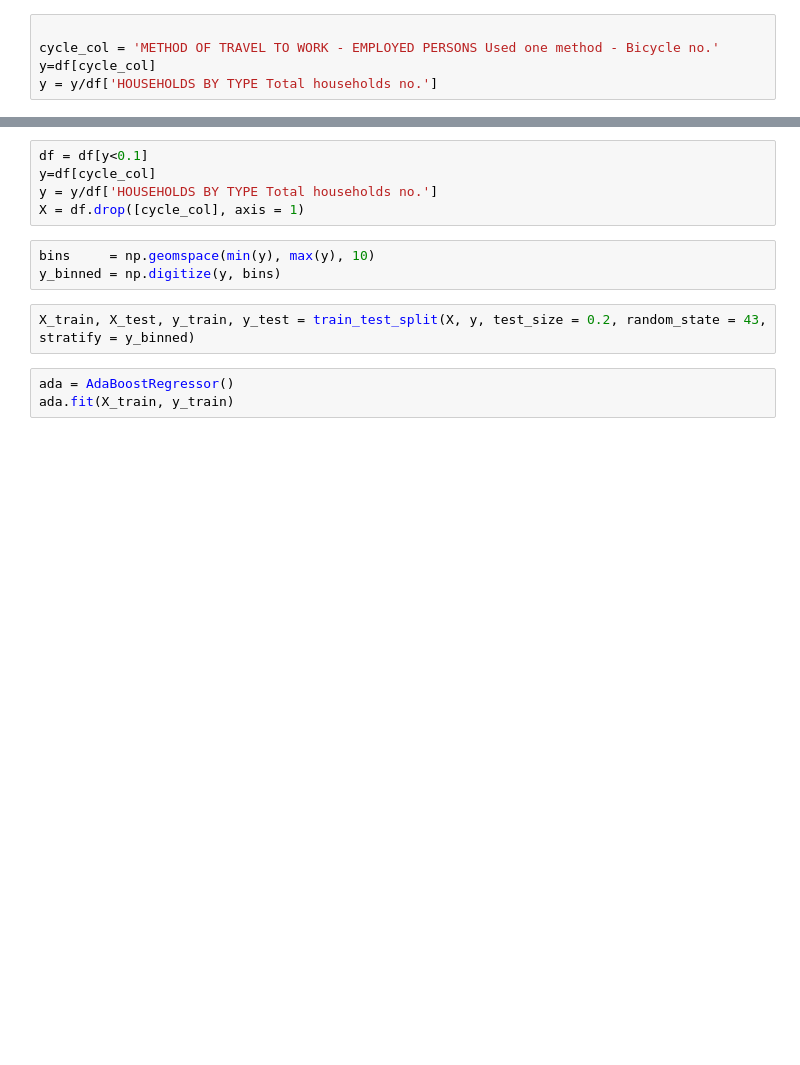
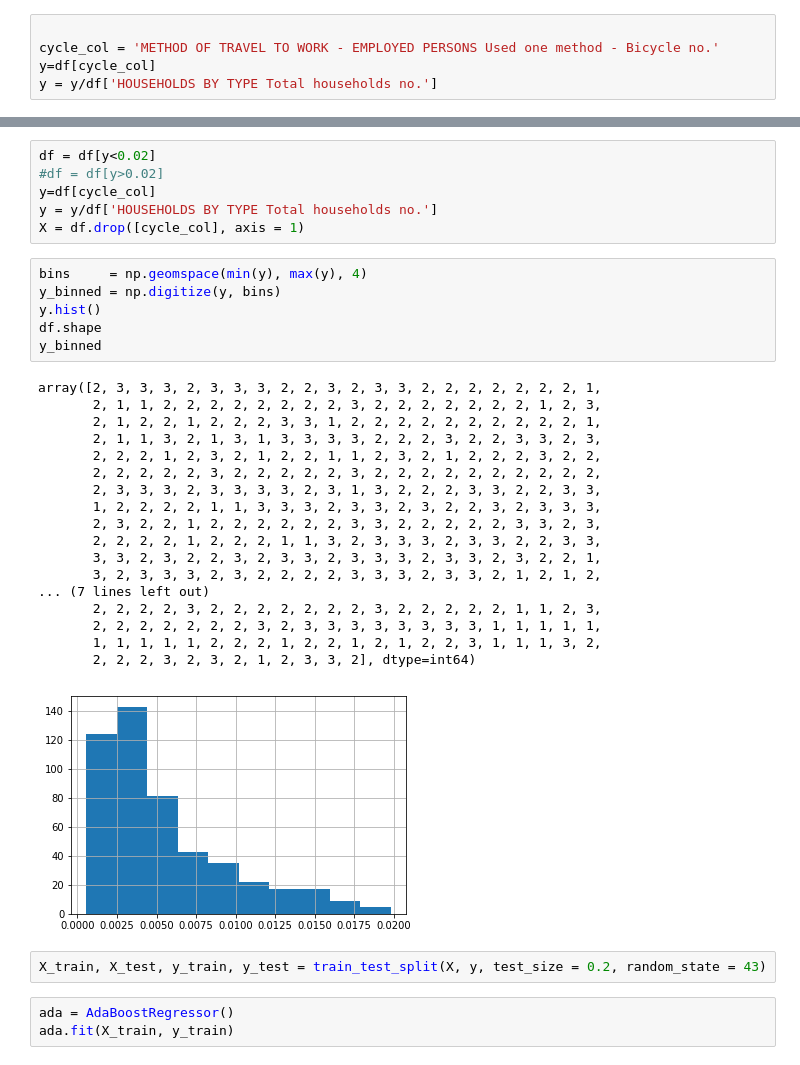
Before and after one commit to blkemp/ABS-Region-Data, a Jupyter notebook: Cycling.ipynb, the cells around one changed output, grey strips where cells are left out. Saved outputs shown, nothing was run; the diff lists cells and outputs as text; blank space fills up the shorter version.

```diff
--- a/Cycling.ipynb
+++ b/Cycling.ipynb
@@ -92,13 +61,36 @@ Series([], dtype: float64)
 # %%
-df = df[y<0.1]
+df = df[y<0.02]
+#df = df[y>0.02]
 y=df[cycle_col]
 y = y/df['HOUSEHOLDS BY TYPE Total households no.']
 X = df.drop([cycle_col], axis = 1)
 # %%
-bins     = np.geomspace(min(y), max(y), 10)
+bins     = np.geomspace(min(y), max(y), 4)
 y_binned = np.digitize(y, bins)
+y.hist()
+df.shape
+y_binned
+# %% [output]
+array([2, 3, 3, 3, 2, 3, 3, 3, 2, 2, 3, 2, 3, 3, 2, 2, 2, 2, 2, 2, 2, 1,
+       2, 1, 1, 2, 2, 2, 2, 2, 2, 2, 2, 3, 2, 2, 2, 2, 2, 2, 2, 1, 2, 3,
+       2, 1, 2, 2, 1, 2, 2, 2, 3, 3, 1, 2, 2, 2, 2, 2, 2, 2, 2, 2, 2, 1,
+       2, 1, 1, 3, 2, 1, 3, 1, 3, 3, 3, 3, 2, 2, 2, 3, 2, 2, 3, 3, 2, 3,
+       2, 2, 2, 1, 2, 3, 2, 1, 2, 2, 1, 1, 2, 3, 2, 1, 2, 2, 2, 3, 2, 2,
+       2, 2, 2, 2, 2, 3, 2, 2, 2, 2, 2, 3, 2, 2, 2, 2, 2, 2, 2, 2, 2, 2,
+       2, 3, 3, 3, 2, 3, 3, 3, 3, 2, 3, 1, 3, 2, 2, 2, 3, 3, 2, 2, 3, 3,
+       1, 2, 2, 2, 2, 1, 1, 3, 3, 3, 2, 3, 3, 2, 3, 2, 2, 3, 2, 3, 3, 3,
+       2, 3, 2, 2, 1, 2, 2, 2, 2, 2, 2, 3, 3, 2, 2, 2, 2, 2, 3, 3, 2, 3,
+       2, 2, 2, 2, 1, 2, 2, 2, 1, 1, 3, 2, 3, 3, 3, 2, 3, 3, 2, 2, 3, 3,
+       3, 3, 2, 3, 2, 2, 3, 2, 3, 3, 2, 3, 3, 3, 2, 3, 3, 2, 3, 2, 2, 1,
+       3, 2, 3, 3, 3, 2, 3, 2, 2, 2, 2, 3, 3, 3, 2, 3, 3, 2, 1, 2, 1, 2,
+... (7 lines left out)
+       2, 2, 2, 2, 3, 2, 2, 2, 2, 2, 2, 2, 3, 2, 2, 2, 2, 2, 1, 1, 2, 3,
+       2, 2, 2, 2, 2, 2, 2, 3, 2, 3, 3, 3, 3, 3, 3, 3, 3, 1, 1, 1, 1, 1,
+       1, 1, 1, 1, 1, 2, 2, 2, 1, 2, 2, 1, 2, 1, 2, 2, 3, 1, 1, 1, 3, 2,
+       2, 2, 2, 3, 2, 3, 2, 1, 2, 3, 3, 2], dtype=int64)
+[figure, added]
 # %%
-X_train, X_test, y_train, y_test = train_test_split(X, y, test_size = 0.2, random_state = 43, stratify = y_binned)
+X_train, X_test, y_train, y_test = train_test_split(X, y, test_size = 0.2, random_state = 43)
 # %%
 ada = AdaBoostRegressor()
 ada.fit(X_train, y_train)
```
Also changed, not shown: parts of 14 cells of this notebook, 5 other files.
